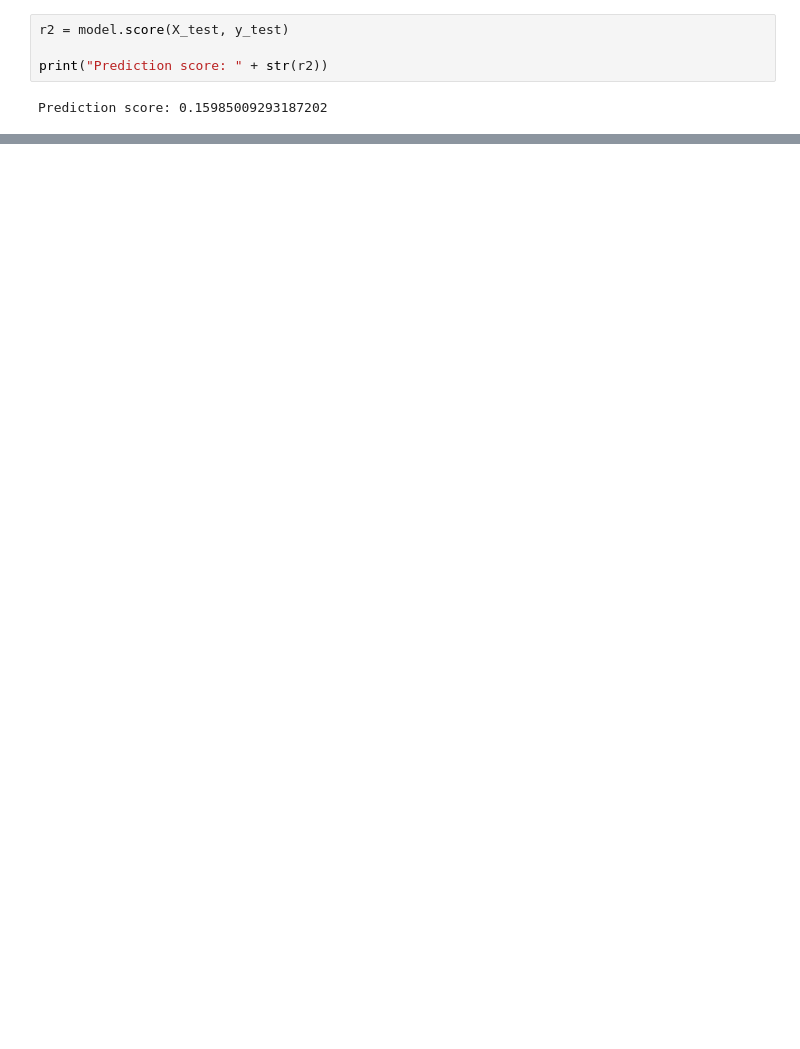
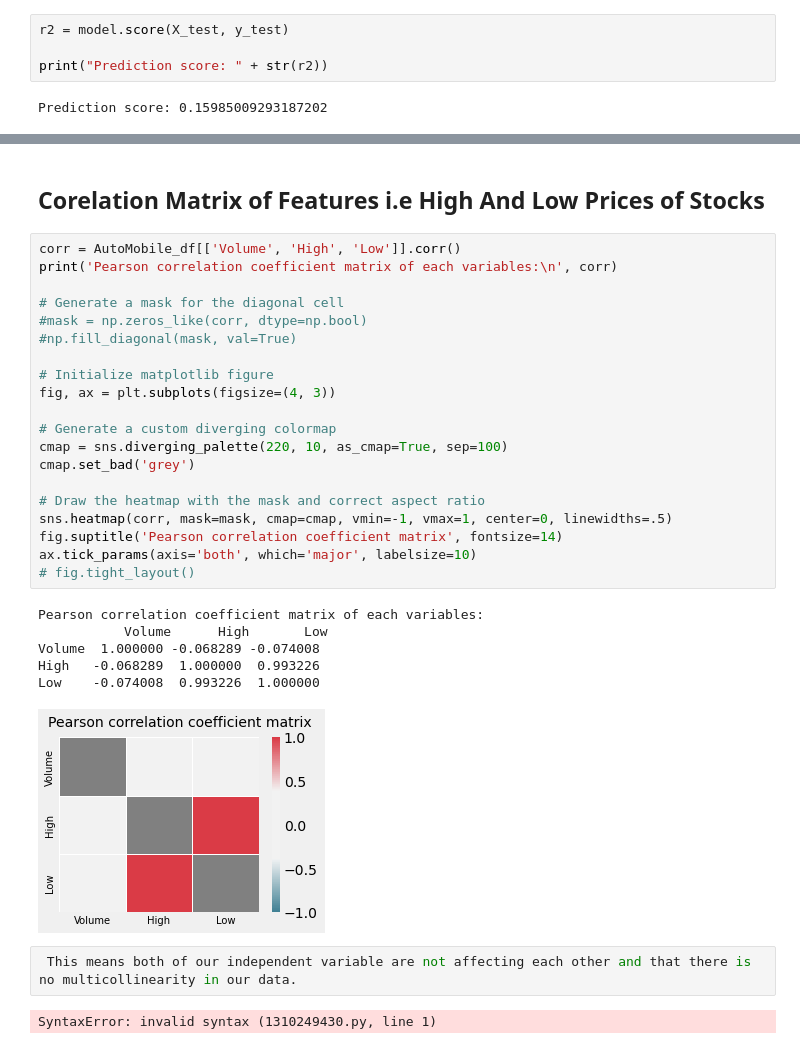
Before and after one commit to anjaliskilton/Finance_Group_Project, a Jupyter notebook: AutoMobile_Analysis_Function.ipynb, the cells around one changed output, grey strips where cells are left out. Drawn from its saved outputs; the diff is of its cells as text; blank space fills up the shorter version.

```diff
--- a/AutoMobile_Analysis_Function.ipynb
+++ b/AutoMobile_Analysis_Function.ipynb
@@ -349,0 +407,33 @@ Prediction score: 0.15985009293187202
+# %% [markdown]
+## Corelation Matrix of Features i.e High And Low Prices of Stocks
+# %%
+corr = AutoMobile_df[['Volume', 'High', 'Low']].corr()
+print('Pearson correlation coefficient matrix of each variables:\n', corr)
+
+# Generate a mask for the diagonal cell
+#mask = np.zeros_like(corr, dtype=np.bool)
+#np.fill_diagonal(mask, val=True)
+
+# Initialize matplotlib figure
+fig, ax = plt.subplots(figsize=(4, 3))
+
+# Generate a custom diverging colormap
+cmap = sns.diverging_palette(220, 10, as_cmap=True, sep=100)
+cmap.set_bad('grey')
+
+# Draw the heatmap with the mask and correct aspect ratio
+sns.heatmap(corr, mask=mask, cmap=cmap, vmin=-1, vmax=1, center=0, linewidths=.5)
+fig.suptitle('Pearson correlation coefficient matrix', fontsize=14)
+ax.tick_params(axis='both', which='major', labelsize=10)
+# fig.tight_layout()
+# %% [output]
+Pearson correlation coefficient matrix of each variables:
+           Volume      High       Low
+Volume  1.000000 -0.068289 -0.074008
+High   -0.068289  1.000000  0.993226
+Low    -0.074008  0.993226  1.000000
+[figure, added]
+# %%
+ This means both of our independent variable are not affecting each other and that there is no multicollinearity in our data.
+# %% [output]
+SyntaxError: invalid syntax (1310249430.py, line 1)
```
Also changed, not shown: parts of 6 cells of this notebook, 1 other file.
